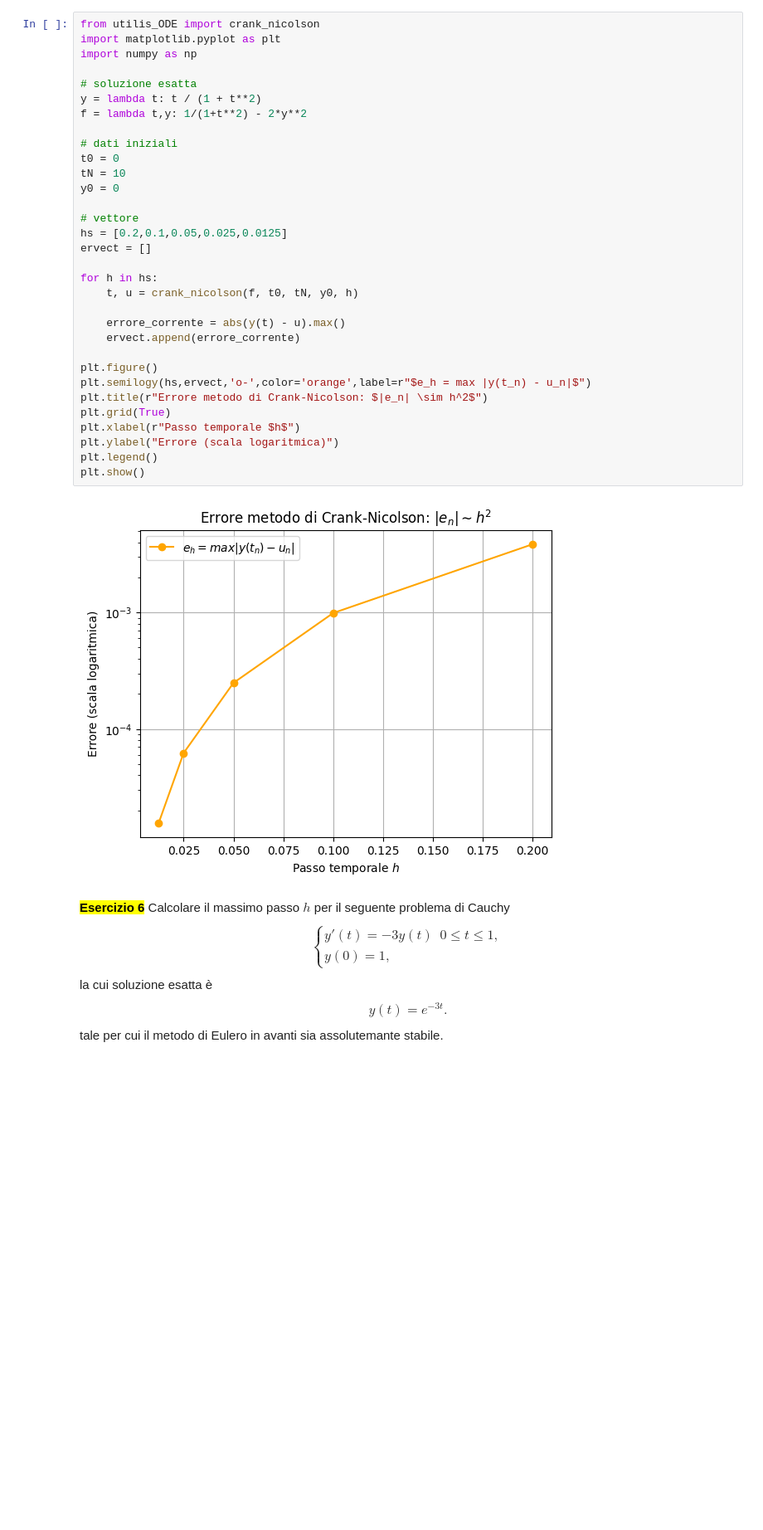
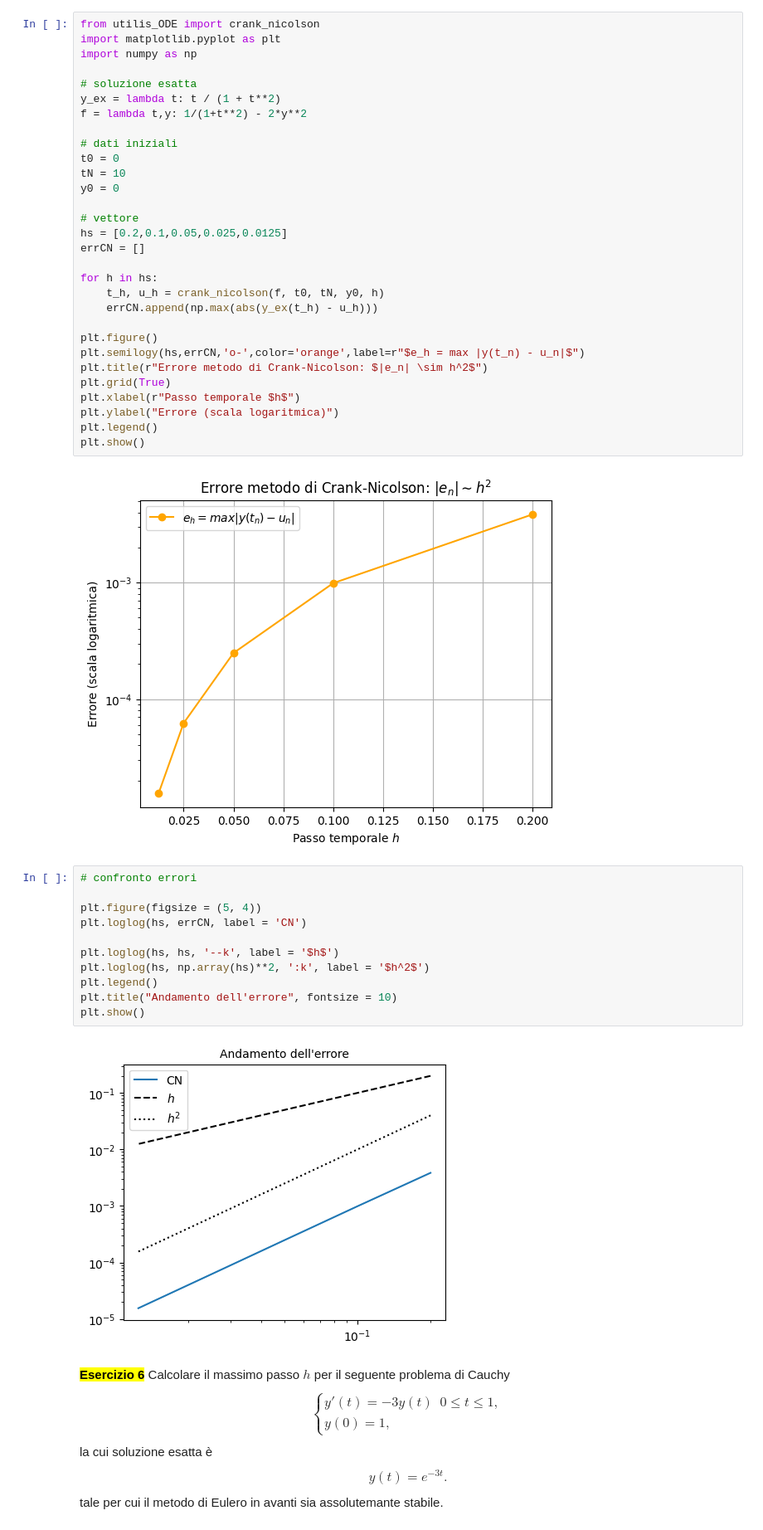
Before and after one commit to marcofossatii05-ui/mani_env, a Jupyter notebook: ode_part_1_template.ipynb, the cells around one changed output. Shown at 83% size. Saved outputs shown, nothing was run; the diff lists cells and outputs as text; blank space fills up the shorter version.

```diff
--- a/ode_part_1_template.ipynb
+++ b/ode_part_1_template.ipynb
@@ -380,7 +380,7 @@ import matplotlib.pyplot as plt
 import numpy as np
 
 # soluzione esatta
-y = lambda t: t / (1 + t**2)
+y_ex = lambda t: t / (1 + t**2)
 f = lambda t,y: 1/(1+t**2) - 2*y**2
 
 # dati iniziali
@@ -390,16 +390,14 @@ y0 = 0
 
 # vettore
 hs = [0.2,0.1,0.05,0.025,0.0125]
-ervect = []
+errCN = []
 
 for h in hs:
-    t, u = crank_nicolson(f, t0, tN, y0, h)
-
-    errore_corrente = abs(y(t) - u).max()
-    ervect.append(errore_corrente)
+    t_h, u_h = crank_nicolson(f, t0, tN, y0, h)
+    errCN.append(np.max(abs(y_ex(t_h) - u_h)))
 
 plt.figure()
-plt.semilogy(hs,ervect,'o-',color='orange',label=r"$e_h = max |y(t_n) - u_n|$")
+plt.semilogy(hs,errCN,'o-',color='orange',label=r"$e_h = max |y(t_n) - u_n|$")
 plt.title(r"Errore metodo di Crank-Nicolson: $|e_n| \sim h^2$")
 plt.grid(True)
 plt.xlabel(r"Passo temporale $h$")
@@ -408,6 +406,19 @@ plt.legend()
 plt.show()
 # %% [output]
 [figure]
+# %%
+# confronto errori
+
+plt.figure(figsize = (5, 4))
+plt.loglog(hs, errCN, label = 'CN')
+
+plt.loglog(hs, hs, '--k', label = '$h$')
+plt.loglog(hs, np.array(hs)**2, ':k', label = '$h^2$')
+plt.legend()
+plt.title("Andamento dell'errore", fontsize = 10)
+plt.show()
+# %% [output]
+[figure, added]
 # %% [markdown]
 <mark>**Esercizio 6**</mark></br>
 Calcolare il massimo passo $h$ per il seguente problema di Cauchy
```
Also changed, not shown: 6 other files.
